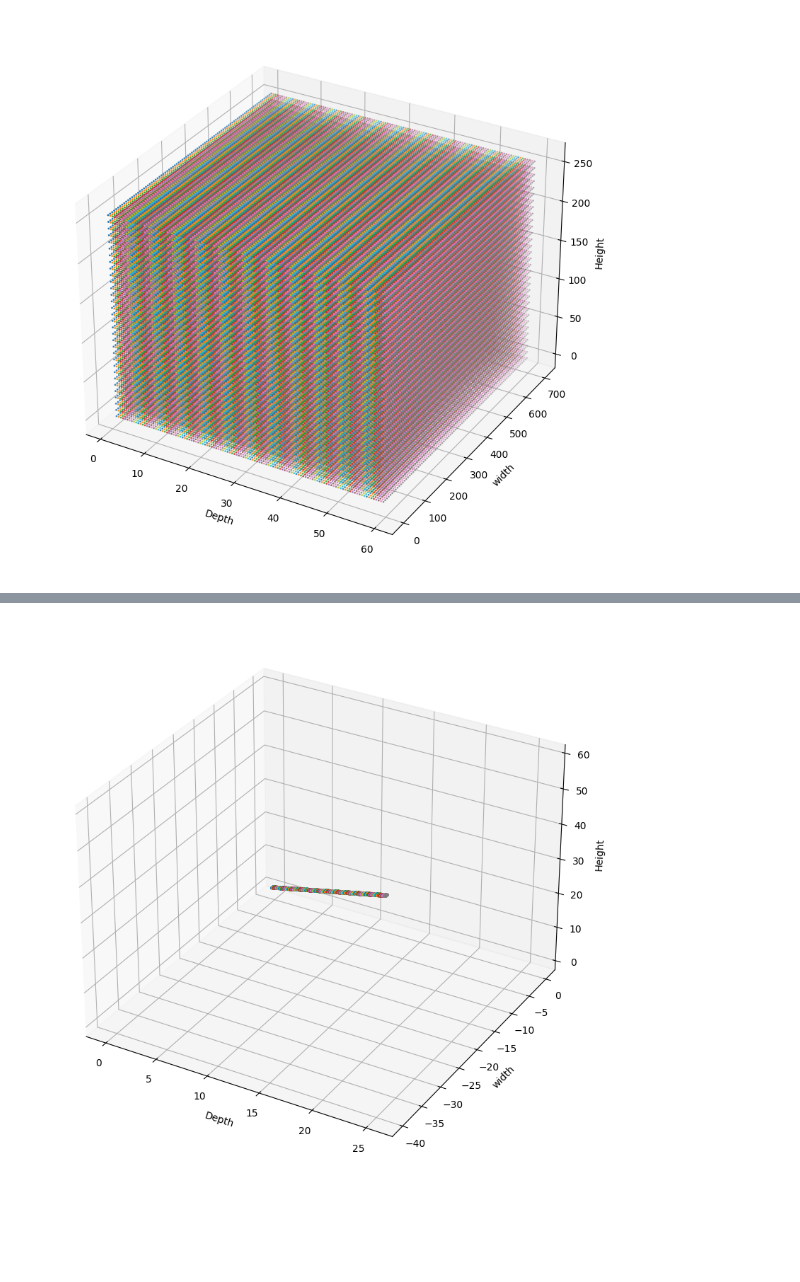
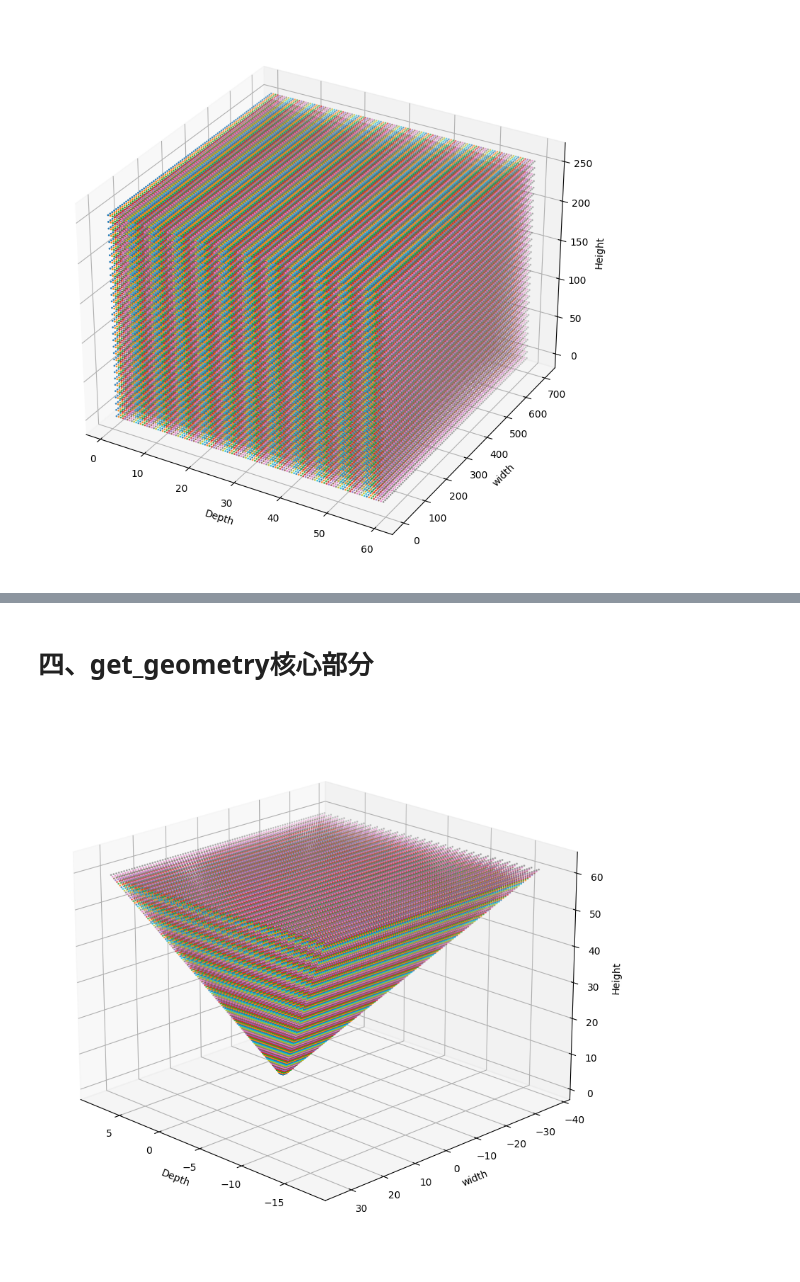
Before and after one commit to shouxieai/bevfusion_02hero, a Jupyter notebook: workspace/06Explain_create_frustum/06create_frustum.ipynb, the cells around one changed output, grey strips where cells are left out. Cells and saved outputs as stored; diff of their text form; code cells hidden in the pictures; blank space fills up the shorter version.

Commit message:
update frustum

```diff
--- a/workspace/06Explain_create_frustum/06create_frustum.ipynb
+++ b/workspace/06Explain_create_frustum/06create_frustum.ipynb
@@ -261,0 +227,2 @@ torch.Size([118, 32, 88, 3])
+# %% [markdown]
+# 四、get_geometry核心部分
@@ -262,21 +351,31 @@ torch.Size([118, 32, 88, 3])
+# %%
+image_size = 256, 704  # H , W
+feature_size = 32, 88   # H , W
+dbound = [1.0, 60.0, 0.5]
+frustum = create_frustum(image_size, feature_size, dbound)
+res = get_geometry(frustum, camera2lidar_rots, camera2lidar_trans, intrins, post_rots, post_trans)
+res = res.squeeze()
+res = res[0]
 # %%
+
 """
-首先理解xs ys  ds的含义
+可视化没有经过相机内参矩阵的点
 """
 fig = plt.figure(figsize=(10, 10))
 ax = fig.add_subplot(111, projection="3d")
 ax.set_xlabel('Depth')
 ax.set_ylabel('width')
 ax.set_zlabel('Height')
 
-D, H, W, coor = points_new.shape
+D, H, W, coor = res.shape
 for d_index in range(D):
-    points_dIdx = points_new[d_index]
+    points_dIdx = res[d_index]
     points_dIdx = points_dIdx.reshape(-1, 3)
 
     x, y, d = points_dIdx.T
 
     ax.scatter(d, x, y, marker="o", s=1)
+    ax.view_init(elev=20, azim=135)
 plt.show()
 # %% [output]
-[figure, old version]
+[figure, new version]
```
Also changed, not shown: parts of 14 cells of this notebook, 1 other file.
